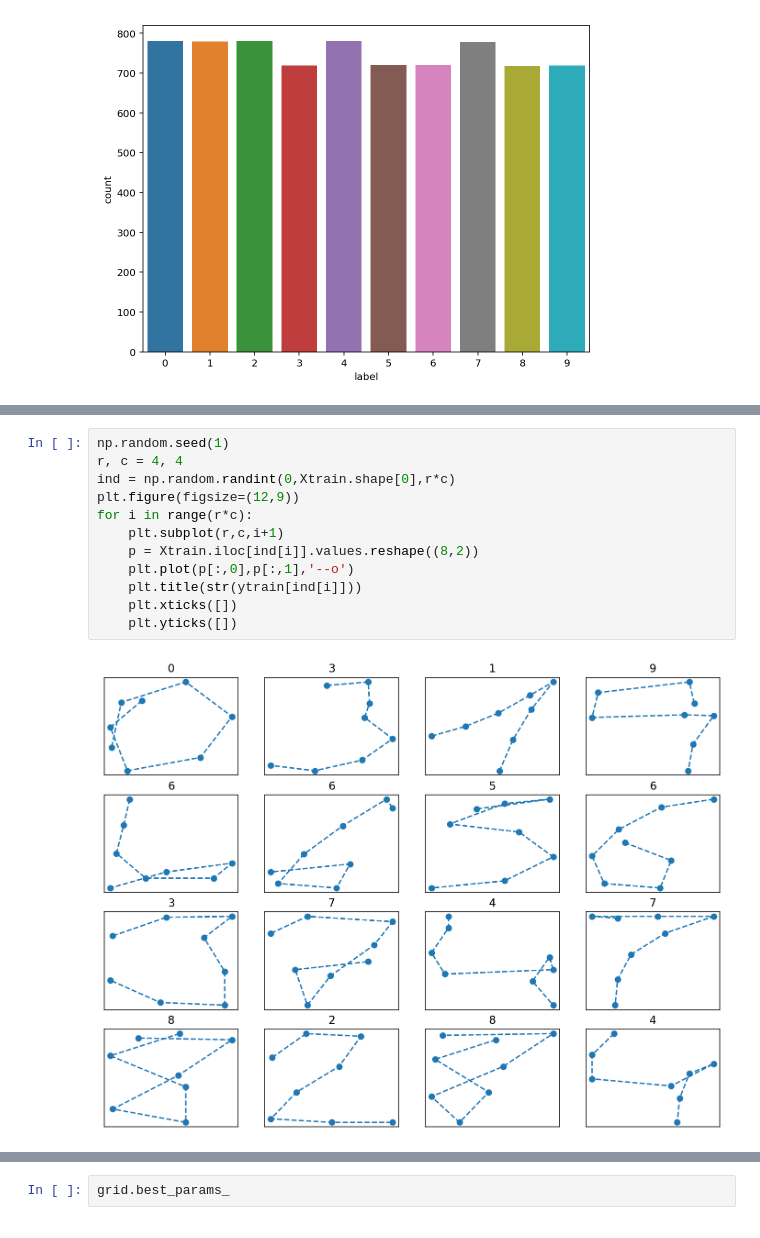
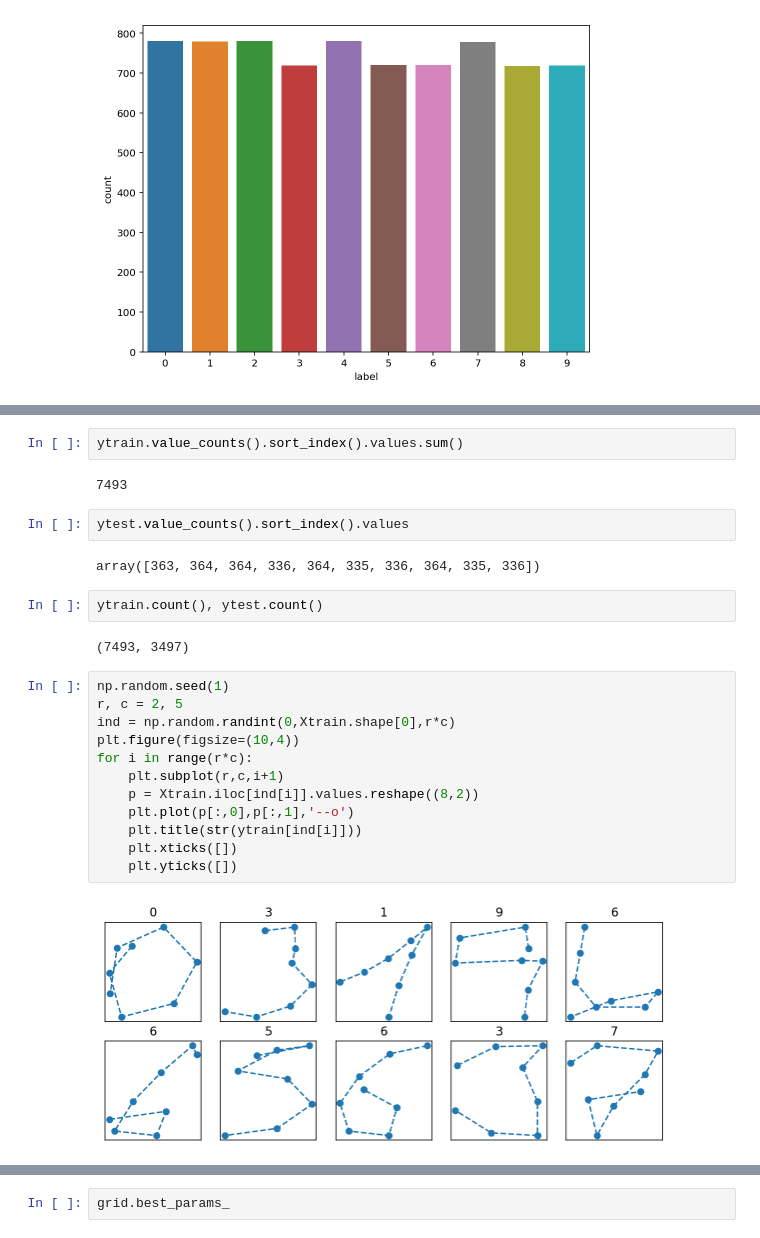
Before and after one commit to abpaudel/pen-digits-classification, a Jupyter notebook: Pen Digits Classification.ipynb, the cells around one changed output, grey strips where cells are left out. Drawn from its saved outputs; the diff is of its cells as text.

```diff
--- a/Pen Digits Classification.ipynb
+++ b/Pen Digits Classification.ipynb
@@ -69,14 +89,26 @@ test.head()
+# %%
+ytrain.value_counts().sort_index().values.sum()
+# %% [output]
+7493
+# %%
+ytest.value_counts().sort_index().values
+# %% [output]
+array([363, 364, 364, 336, 364, 335, 336, 364, 335, 336])
+# %%
+ytrain.count(), ytest.count()
+# %% [output]
+(7493, 3497)
 # %%
 np.random.seed(1)
-r, c = 4, 4
+r, c = 2, 5
 ind = np.random.randint(0,Xtrain.shape[0],r*c)
-plt.figure(figsize=(12,9))
+plt.figure(figsize=(10,4))
 for i in range(r*c):
     plt.subplot(r,c,i+1)
     p = Xtrain.iloc[ind[i]].values.reshape((8,2))
     plt.plot(p[:,0],p[:,1],'--o')
     plt.title(str(ytrain[ind[i]]))
     plt.xticks([])
     plt.yticks([])
 # %% [output]
-[figure, old version]
+[figure, new version]
```
Also changed, not shown: parts of 27 cells of this notebook.
